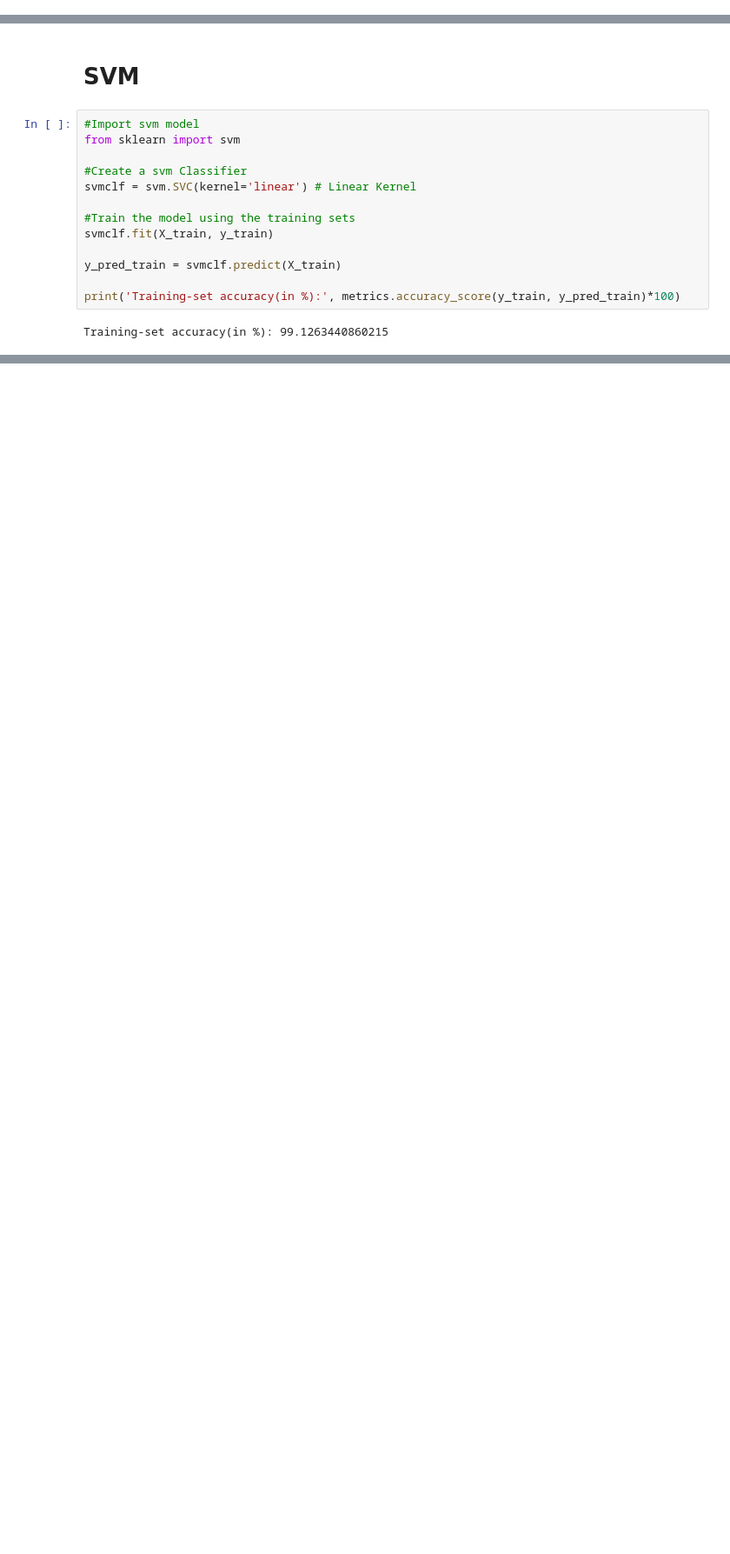
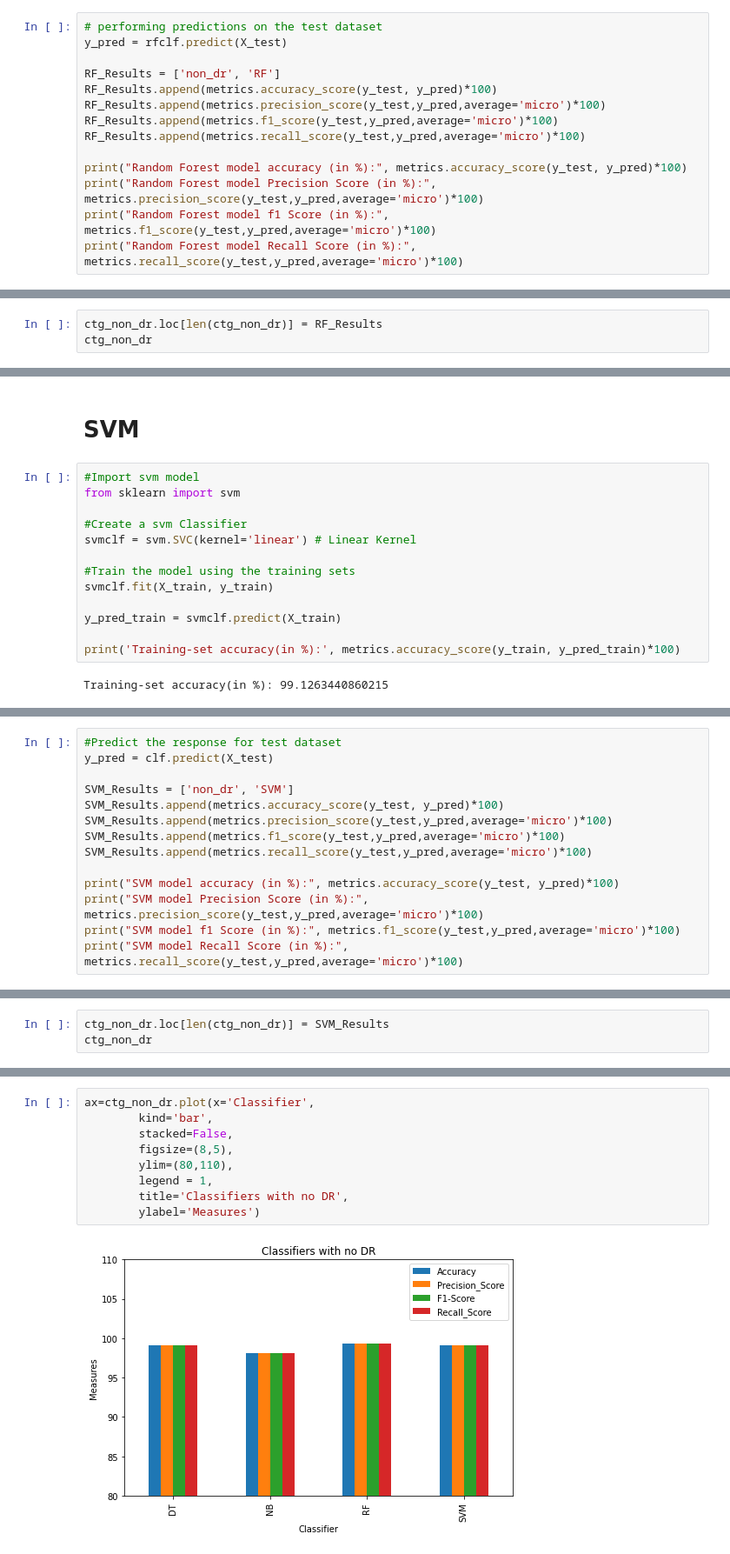
Before and after one commit to senthilrajendran1/UNT, a Jupyter notebook: non_DR_v2.ipynb, the cells around one changed output, grey strips where cells are left out. Shown at 87% size. Cells and saved outputs as stored; diff of their text form; blank space fills up the shorter version.

```diff
--- a/non_DR_v2.ipynb
+++ b/non_DR_v2.ipynb
@@ -188,0 +222,14 @@ Random Forest model accuracy(in %):  99.21630094043887
+# %%
+# performing predictions on the test dataset
+y_pred = rfclf.predict(X_test)
+
+RF_Results = ['non_dr', 'RF']
+RF_Results.append(metrics.accuracy_score(y_test, y_pred)*100)
+RF_Results.append(metrics.precision_score(y_test,y_pred,average='micro')*100)
+RF_Results.append(metrics.f1_score(y_test,y_pred,average='micro')*100)
+RF_Results.append(metrics.recall_score(y_test,y_pred,average='micro')*100)
+
+print("Random Forest model accuracy (in %):", metrics.accuracy_score(y_test, y_pred)*100)
+print("Random Forest model Precision Score (in %):", metrics.precision_score(y_test,y_pred,average='micro')*100)
+print("Random Forest model f1 Score (in %):", metrics.f1_score(y_test,y_pred,average='micro')*100)
+print("Random Forest model Recall Score (in %):", metrics.recall_score(y_test,y_pred,average='micro')*100)
@@ -188,0 +241,3 @@ Random Forest model accuracy(in %):  99.21630094043887
+# %%
+ctg_non_dr.loc[len(ctg_non_dr)] = RF_Results
+ctg_non_dr
@@ -213,0 +266,14 @@ SVM model accuracy(in %):  98.58934169278997
+# %%
+#Predict the response for test dataset
+y_pred = clf.predict(X_test)
+
+SVM_Results = ['non_dr', 'SVM']
+SVM_Results.append(metrics.accuracy_score(y_test, y_pred)*100)
+SVM_Results.append(metrics.precision_score(y_test,y_pred,average='micro')*100)
+SVM_Results.append(metrics.f1_score(y_test,y_pred,average='micro')*100)
+SVM_Results.append(metrics.recall_score(y_test,y_pred,average='micro')*100)
+
+print("SVM model accuracy (in %):", metrics.accuracy_score(y_test, y_pred)*100)
+print("SVM model Precision Score (in %):", metrics.precision_score(y_test,y_pred,average='micro')*100)
+print("SVM model f1 Score (in %):", metrics.f1_score(y_test,y_pred,average='micro')*100)
+print("SVM model Recall Score (in %):", metrics.recall_score(y_test,y_pred,average='micro')*100)
@@ -213,0 +287,3 @@ SVM model accuracy(in %):  98.58934169278997
+# %%
+ctg_non_dr.loc[len(ctg_non_dr)] = SVM_Results
+ctg_non_dr
@@ -213,0 +298,11 @@ SVM model accuracy(in %):  98.58934169278997
+# %%
+ax=ctg_non_dr.plot(x='Classifier',
+        kind='bar',
+        stacked=False,
+        figsize=(8,5),
+        ylim=(80,110),
+        legend = 1,
+        title='Classifiers with no DR',
+        ylabel='Measures')
+# %% [output]
+[figure, added]
```
Also changed, not shown: parts of 15 cells of this notebook, 6 other files.
